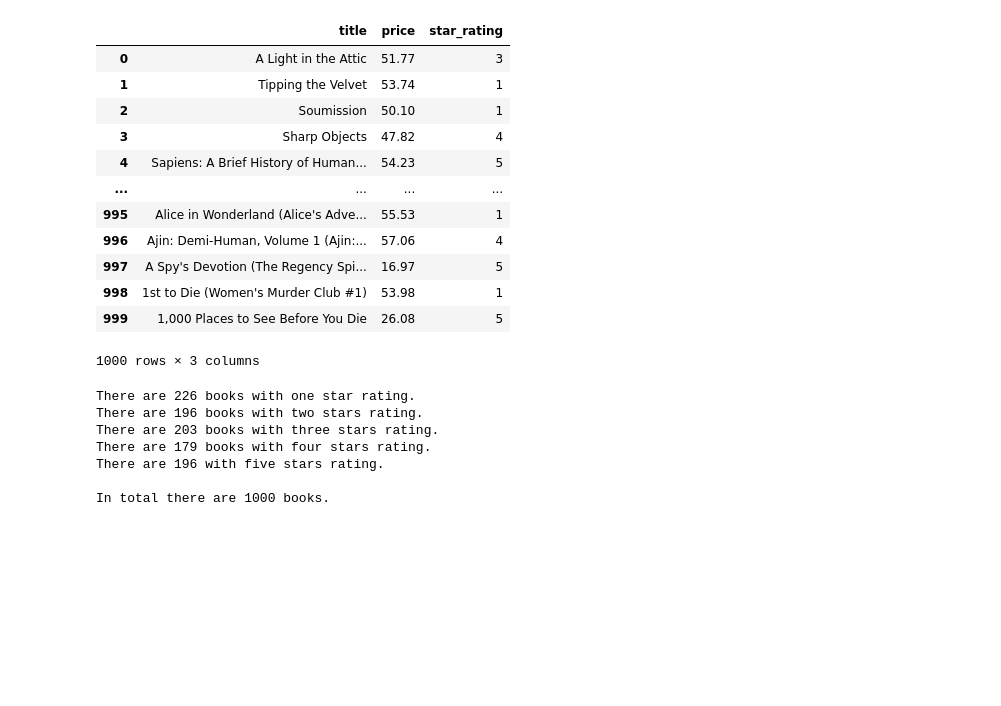
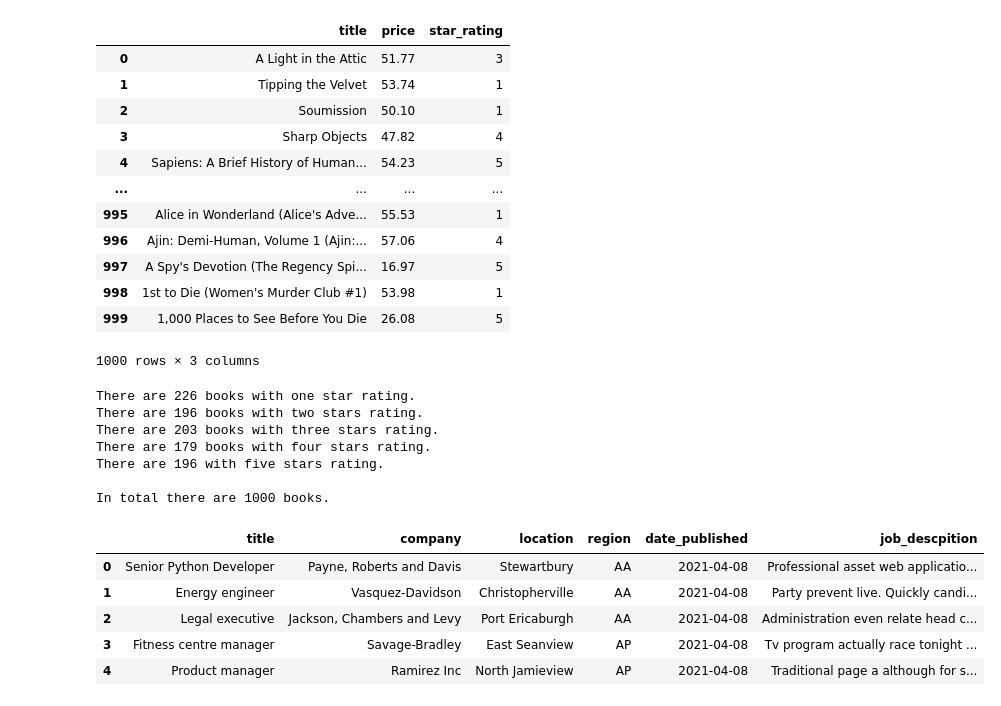
Before and after one commit to iacopopo6/myProject, a Jupyter notebook: Exercise.ipynb, the cells around one changed output. Saved outputs shown, nothing was run; the diff lists cells and outputs as text; code cells hidden in the pictures; blank space fills up the shorter version.

```diff
--- a/Exercise.ipynb
+++ b/Exercise.ipynb
@@ -843,0 +885,14 @@ In total there are 1000 books.
+# %%
+
+url = 'https://realpython.github.io/fake-jobs/'
+
+r = fetch_job_data(url)
+df = pd.DataFrame(r)
+df.head()
+# %% [output]
+|  | title | company | location | region | date_published | job_descpition |
+| 0 | Senior Python Developer | Payne, Roberts and Davis | Stewartbury | AA | 2021-04-08 | Professional asset web applicatio... |
+| 1 | Energy engineer | Vasquez-Davidson | Christopherville | AA | 2021-04-08 | Party prevent live. Quickly candi... |
+| 2 | Legal executive | Jackson, Chambers and Levy | Port Ericaburgh | AA | 2021-04-08 | Administration even relate head c... |
+| 3 | Fitness centre manager | Savage-Bradley | East Seanview | AP | 2021-04-08 | Tv program actually race tonight ... |
+| 4 | Product manager | Ramirez Inc | North Jamieview | AP | 2021-04-08 | Traditional page a although for s... |
```
Also changed, not shown: parts of 1 cell of this notebook.
